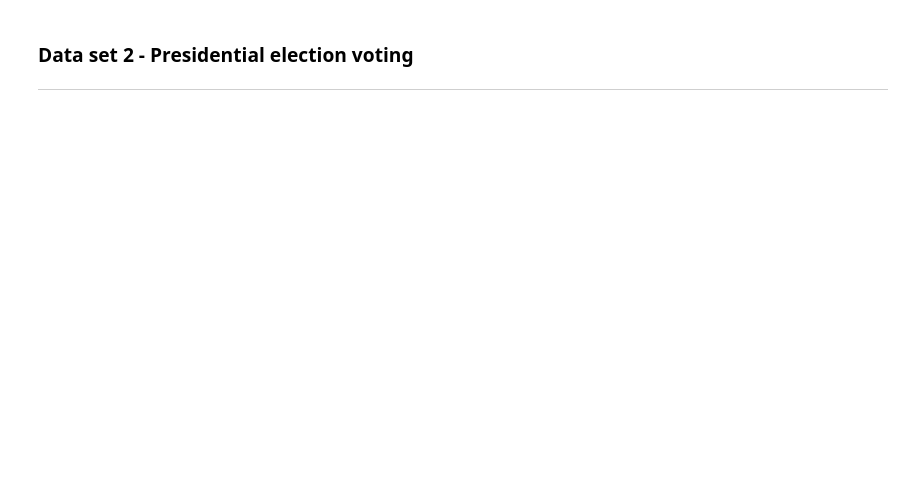
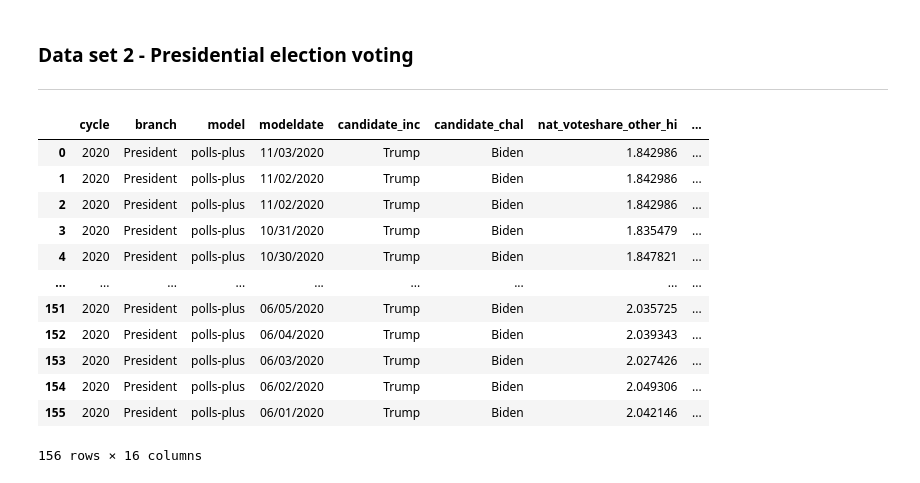
Before and after one commit to Jojomaque/DataScience, a Jupyter notebook: JojoClean_the_data.ipynb, the cells around one changed output. Drawn from its saved outputs; the diff is of its cells as text; code cells hidden in the pictures; blank space fills up the shorter version.

```diff
--- a/JojoClean_the_data.ipynb
+++ b/JojoClean_the_data.ipynb
@@ -195,4 +195,20 @@ df
 ---
 # %%
 import pandas as pd
-url = "https://github.com/futureCodersSE/working-with-data/blob/main/Data%20sets/Data%20Cleaning%20Data%20Sets/presDirty.csv"
+url = "https://raw.githubusercontent.com/futureCodersSE/working-with-data/main/Data%20sets/Data%20Cleaning%20Data%20Sets/presDirty.csv"
+df = pd.read_csv(url)
+df
+# %% [output]
+|  | cycle | branch | model | modeldate | candidate_inc | candidate_chal | nat_voteshare_other_hi | ... |
+| 0 | 2020 | President | polls-plus | 11/03/2020 | Trump | Biden | 1.842986 | ... |
+| 1 | 2020 | President | polls-plus | 11/02/2020 | Trump | Biden | 1.842986 | ... |
+| 2 | 2020 | President | polls-plus | 11/02/2020 | Trump | Biden | 1.842986 | ... |
+| 3 | 2020 | President | polls-plus | 10/31/2020 | Trump | Biden | 1.835479 | ... |
+| 4 | 2020 | President | polls-plus | 10/30/2020 | Trump | Biden | 1.847821 | ... |
+| ... | ... | ... | ... | ... | ... | ... | ... | ... |
+| 151 | 2020 | President | polls-plus | 06/05/2020 | Trump | Biden | 2.035725 | ... |
+| 152 | 2020 | President | polls-plus | 06/04/2020 | Trump | Biden | 2.039343 | ... |
+| 153 | 2020 | President | polls-plus | 06/03/2020 | Trump | Biden | 2.027426 | ... |
+| 154 | 2020 | President | polls-plus | 06/02/2020 | Trump | Biden | 2.049306 | ... |
+| 155 | 2020 | President | polls-plus | 06/01/2020 | Trump | Biden | 2.042146 | ... |
+156 rows × 16 columns
```
Also changed, not shown: parts of 4 cells of this notebook.
